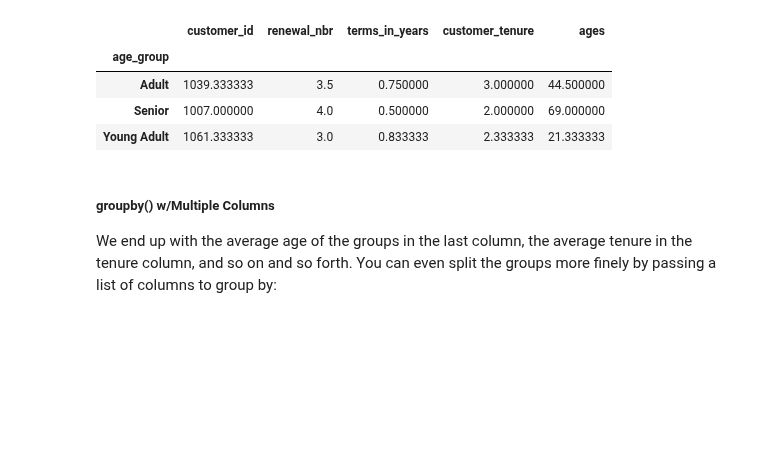
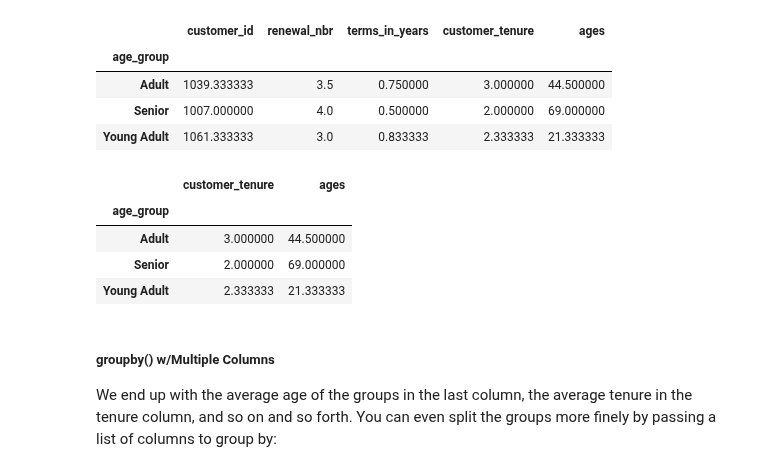
Before and after one commit to somas1/CT, a Jupyter notebook: Pandas/Pandas_Walkthrough_Student_Copy.ipynb, the cells around one changed output. Drawn from its saved outputs; the diff is of its cells as text; code cells hidden in the pictures; blank space fills up the shorter version.

```diff
--- a/Pandas/Pandas_Walkthrough_Student_Copy.ipynb
+++ b/Pandas/Pandas_Walkthrough_Student_Copy.ipynb
@@ -801,6 +801,14 @@ customers.groupby('age_group').mean()
 | Adult | 1039.333333 | 3.5 | 0.750000 | 3.000000 | 44.500000 |
 | Senior | 1007.000000 | 4.0 | 0.500000 | 2.000000 | 69.000000 |
 | Young Adult | 1061.333333 | 3.0 | 0.833333 | 2.333333 | 21.333333 |
+# %%
+customers.groupby('age_group').mean()[['customer_tenure', 'ages']]
+# %% [output]
+|  | customer_tenure | ages |
+| age_group |  |  |
+| Adult | 3.000000 | 44.500000 |
+| Senior | 2.000000 | 69.000000 |
+| Young Adult | 2.333333 | 21.333333 |
 # %% [markdown]
 ##### groupby() w/Multiple Columns
 
```
